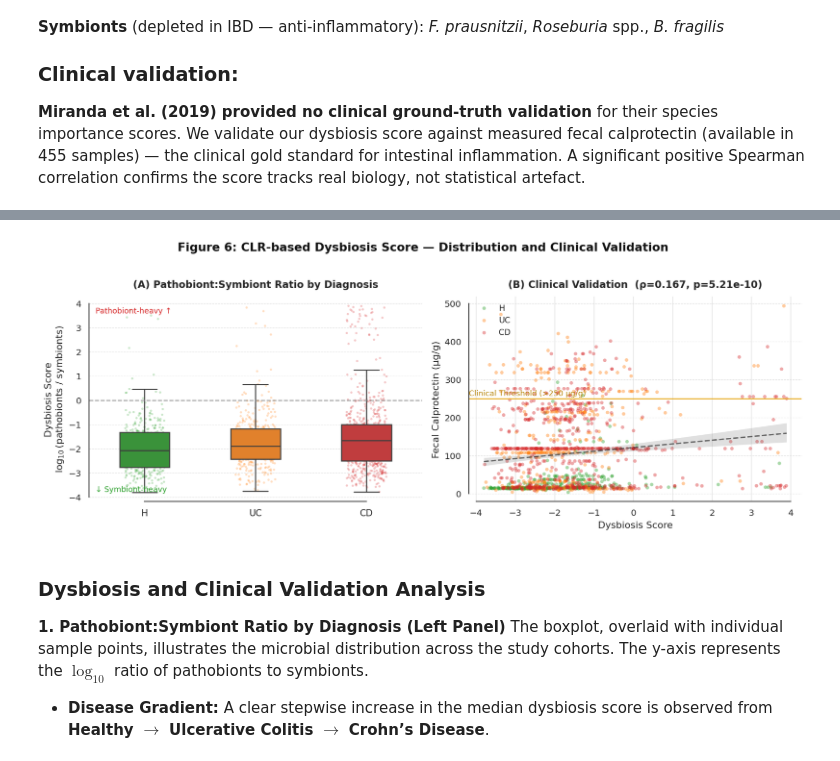
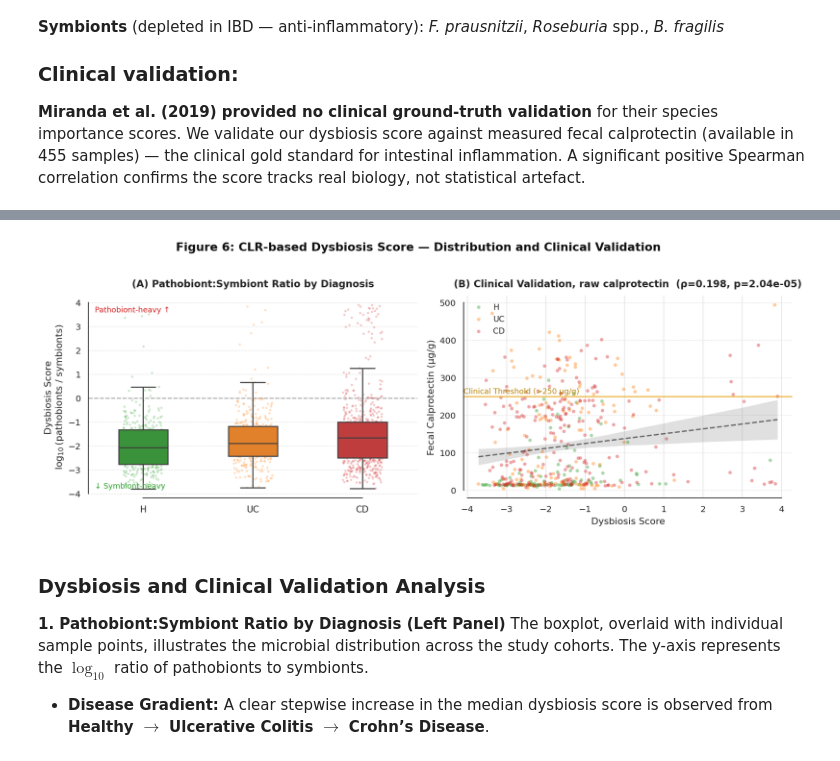
Before and after one commit to Shivadzn/HMP2_IBD_Microbiome_Longitudinal_Analysis, a Jupyter notebook: notebook/HMP2_IBD_Microbiome_Longitudinal_Analysis.ipynb, the cells around one changed output, grey strips where cells are left out. Cells and saved outputs as stored; diff of their text form; code cells hidden in the pictures.

```diff
--- a/notebook/HMP2_IBD_Microbiome_Longitudinal_Analysis.ipynb
+++ b/notebook/HMP2_IBD_Microbiome_Longitudinal_Analysis.ipynb
@@ -1221,7 +1221,7 @@ def sig_stars(p):
 
 grp = {d: df_ml_clean[df_ml_clean['diagnosis'] == d] for d in ORDER}
 
-stats = {}
+diversity_stats = {}
 for metric in metrics:
     h  = grp['Healthy'][metric].dropna()
     uc = grp['Ulcerative Colitis'][metric].dropna()
@@ -1229,7 +1229,7 @@ for metric in metrics:
     _, p_hcd = mannwhitneyu(h,  cd, alternative='two-sided')
     _, p_huc = mannwhitneyu(h,  uc, alternative='two-sided')
     _, p_ucd = mannwhitneyu(uc, cd, alternative='two-sided')
-    stats[metric] = {
+    diversity_stats[metric] = {
         'mean_H':  h.mean(),  'std_H':  h.std(),
         'mean_UC': uc.mean(), 'std_UC': uc.std(),
         'mean_CD': cd.mean(), 'std_CD': cd.std(),
@@ -1245,7 +1245,7 @@ fig.suptitle('Figure 4: Alpha Diversity Across IBD Phenotypes',
 
 for ax, metric, label, panel, yl in zip(axes, metrics, labels, panel_labels, ylabels):
     ax.set_facecolor('white')
-    s = stats[metric]
+    s = diversity_stats[metric]
 
     sns.boxplot(data=df_ml_clean, x='diagnosis', y=metric, order=ORDER, palette=COLORS,
                 ax=ax, width=0.45, fliersize=0, linewidth=1.1, zorder=2)
@@ -1254,7 +1254,7 @@ for ax, metric, label, panel, yl in zip(axes, metrics, labels, panel_labels, yla
 
     # Group means as horizontal ticks
     for xi, diag in enumerate(ORDER):
-        mean_val = stats[metric][f'mean_{SHORT[diag]}']
+        mean_val = diversity_stats[metric][f'mean_{SHORT[diag]}']
         ax.plot([xi - 0.22, xi + 0.22], [mean_val, mean_val],
                 color='white', lw=1.8, zorder=4)
 
@@ -1298,7 +1298,7 @@ print(f"  {'Metric':<20} {'Healthy':>14} {'UC':>14} {'CD':>14} {'d (H/CD)':>10}
 print("  " + "─" * 107)
 
 for metric, label in zip(metrics, labels):
-    s = stats[metric]
+    s = diversity_stats[metric]
     print(f"  {label:<20} "
           f"{s['mean_H']:>7.3f}±{s['std_H']:.3f}  "
           f"{s['mean_UC']:>7.3f}±{s['std_UC']:.3f}  "
@@ -1632,8 +1673,8 @@ pca = PCA(n_components=5, random_state=SEED)
 coords = pca.fit_transform(clr_ml.values)
 var_exp = pca.explained_variance_ratio_
 
-for i in range(5):
-    df_ml[f'PC{i+1}'] = coords[:, i]
+pc_cols = pd.DataFrame(coords, columns=[f'PC{i+1}' for i in range(5)], index=clr_ml.index)
+df_ml_clean = df_ml_clean.join(pc_cols)
 
 print("Aitchison PCoA (PCA on CLR)  —  Variance explained:")
 for i in range(5):
@@ -1664,7 +1705,7 @@ multi-dimensional gut ecosystem.
 # ── 3D interactive ordination ─────────────────────────────────────────────────
 fig = go.Figure()
 for d in ORDER:
-    sub = df_ml[df_ml['diagnosis']==d]
+    sub = df_ml_clean[df_ml_clean['diagnosis']==d]
     fig.add_trace(go.Scatter3d(
         x=sub['PC1'], y=sub['PC2'], z=sub['PC3'],
         mode='markers', name=d,
@@ -1797,9 +1844,9 @@ fig.suptitle('Figure 6: CLR-based Dysbiosis Score — Distribution and Clinical
              fontsize=13, fontweight='bold', y=1.02, color='#111111')
 
 # ── (A) Boxplot + Stripplot ────────────────────────────────────────────────────
-sns.boxplot(x='diagnosis', y='dysbiosis_score', data=df_ml, order=ORDER,
+sns.boxplot(x='diagnosis', y='dysbiosis_score', data=df_ml_clean, order=ORDER,
             palette=COLORS, ax=axes[0], width=0.45, fliersize=0, linewidth=1.2, zorder=2)
-sns.stripplot(x='diagnosis', y='dysbiosis_score', data=df_ml, order=ORDER,
+sns.stripplot(x='diagnosis', y='dysbiosis_score', data=df_ml_clean, order=ORDER,
               palette=COLORS, ax=axes[0], size=2.5, alpha=0.25, jitter=0.18,
               linewidth=0, zorder=1)
 
@@ -1811,47 +1858,45 @@ axes[0].set_ylabel('Dysbiosis Score\n$\\log_{10}$(pathobionts / symbionts)')
 axes[0].set_xlabel('')
 axes[0].set_xticklabels([SHORT[d] for d in ORDER], fontsize=10)
 
-# Biological context annotations — dark colors for light background
 axes[0].annotate('Pathobiont-heavy ↑', xy=(0.02, 0.95), xycoords='axes fraction',
                  color='#D62728', fontsize=8.5, va='top')
 axes[0].annotate('↓ Symbiont-heavy',  xy=(0.02, 0.04), xycoords='axes fraction',
                  color='#2CA02C', fontsize=8.5, va='bottom')
 
 sns.despine(ax=axes[0], trim=True)
 axes[0].grid(axis='y', linestyle='--', linewidth=0.6, alpha=0.8, color='#DDDDDD')
 
-# ── (B) Scatter + Regression ───────────────────────────────────────────────────
+# ── (B) Scatter + Regression — RAW fecal calprotectin (primary validation) ────
 for d in ORDER:
-    sub = df_ml[(df_ml['diagnosis'] == d) & df_ml['fecalcal_imputed'].notna()]
-    axes[1].scatter(sub['dysbiosis_score'], sub['fecalcal_imputed'],
+    sub = df_ml_clean[(df_ml_clean['diagnosis'] == d) & df_ml_clean['fecalcal'].notna()]
+    axes[1].scatter(sub['dysbiosis_score'], sub['fecalcal'],
                     c=COLORS[d], alpha=0.4, s=15, label=SHORT[d], edgecolors='none')
 
-sns.regplot(x='dysbiosis_score', y='fecalcal_imputed', data=df_ml,
+sns.regplot(x='dysbiosis_score', y='fecalcal', data=df_ml_clean,
             scatter=False, ax=axes[1], color='#333333',
             line_kws={'linestyle': '--', 'alpha': 0.7, 'lw': 1.5})
 
 axes[1].set_facecolor('white')
-axes[1].set_title(f'(B) Clinical Validation  (ρ={rho:.3f}, p={pval:.2e})',
+axes[1].set_title(f'(B) Clinical Validation, raw calprotectin  (ρ={rho_raw:.3f}, p={p_raw:.2e})',
                   fontsize=11, fontweight='bold', pad=10)
 axes[1].set_xlabel('Dysbiosis Score')
 axes[1].set_ylabel('Fecal Calprotectin (μg/g)')
 
-# Clinical threshold line
 axes[1].axhline(250, color='#E6A817', linestyle='-', lw=1.2, alpha=0.9)
 axes[1].text(axes[1].get_xlim()[0], 258,
              'Clinical Threshold (>250 μg/g)',
              color='#B8860B', fontsize=8.5)
 
 axes[1].legend(frameon=False, fontsize=9, loc='upper left')
 sns.despine(ax=axes[1], trim=True)
 axes[1].grid(axis='y', linestyle='--', linewidth=0.6, alpha=0.8, color='#DDDDDD')
 
 plt.tight_layout()
 plt.savefig('figure6_dysbiosis_analysis.pdf', bbox_inches='tight', dpi=300)
 plt.savefig('figure6_dysbiosis_analysis.png', bbox_inches='tight', dpi=300)
 plt.show()
 # %% [output]
-[figure, old version]
+[figure, new version]
 # %% [markdown]
 ### **Dysbiosis and Clinical Validation Analysis**
 
```
Also changed, not shown: parts of 4 cells of this notebook.
